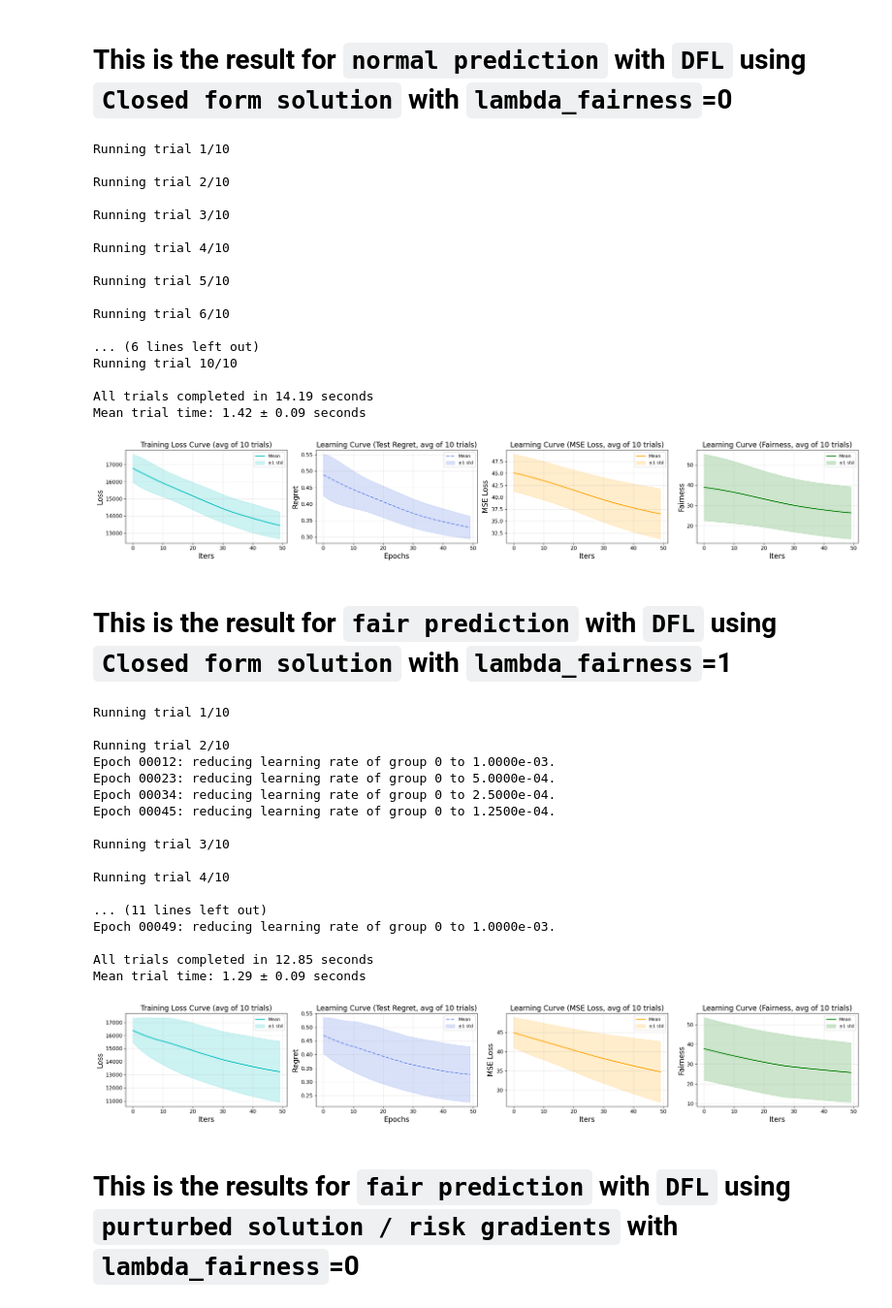
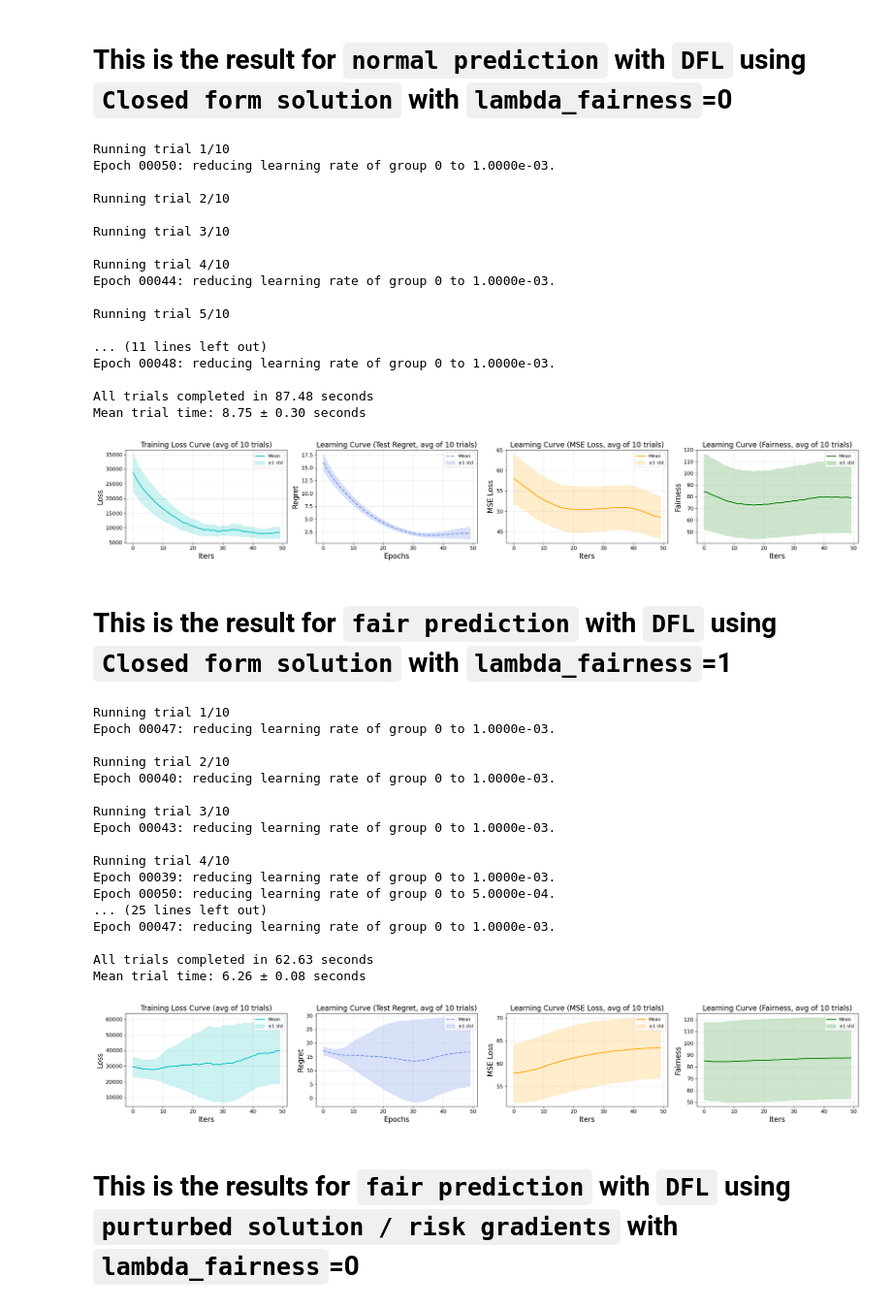
Before and after one commit to DennisWang2488/Fairness-Decision-Focused-Loss, a Jupyter notebook: The Paper/run_alpha_1.ipynb, the cells around one changed output. Shown at 97% size. Saved outputs shown, nothing was run; the diff lists cells and outputs as text; code cells hidden in the pictures.

```diff
--- a/The Paper/run_alpha_1.ipynb
+++ b/The Paper/run_alpha_1.ipynb
@@ -48,7 +50,7 @@ df = pd.read_csv('data/data.csv')
 # fix random seed for reproducibility
 
 # report statistics on this dataset
-df = df.sample(n=5000, random_state=1)
+df = df.sample(n=2000, random_state=1)
 
 columns_to_keep = [
     'risk_score_t', 'program_enrolled_t', 'cost_t', 'cost_avoidable_t', 'race', 'dem_female', 'gagne_sum_tm1', 'gagne_sum_t',
@@ -763,5 +765,3 @@ Test size: 2500
-# %%
-alpha='inf'
 # %%
 dataset_train = optDataset(optmodel, feats_train, risk_train, gainF_train, cost_train, race_train, alpha=alpha, Q=Q)
 dataset_test = optDataset(optmodel, feats_test, risk_test, gainF_test, cost_test, race_test, alpha=alpha, Q=Q)
@@ -833,8 +836,8 @@ test_regret_log, train_loss_log, test_mse_log, test_fair_log = trainFairModel(
     scheduler_patience=10,
     scheduler_factor=0.5,
     min_lr=1e-4,
-    dfl=False,
-    grad_method='solve_closed_form'
+    dfl=True,
+    grad_method='finite_difference_1'
 )
 
 
@@ -1067,7 +1070,6 @@ def run_multiple_trials(optmodel, feats, gainF, risk, cost, df, n_trials=10, tes
         'all_train_time': all_train_time,
     }
 # %%
-alpha = 1.5
+alpha = 2
 print(f"Running with alpha={alpha}")
-Q = 1000
 # %% [output]
@@ -1173,73 +1190,73 @@ results_dfl_no_fair = run_multiple_trials(
     weight_decay=1e-4,
     scheduler_patience=10,
     scheduler_factor=0.5,
-    min_lr=1e-4,
+    min_lr=1e-5,
     alpha=alpha,
     Q=Q,
     dfl=True,
-    grad_method='closed_form'
+    grad_method='finite_difference_1'
 )
 # %% [output]
 Running trial 1/10
+Epoch 00050: reducing learning rate of group 0 to 1.0000e-03.
 
 Running trial 2/10
 
 Running trial 3/10
 
 Running trial 4/10
+Epoch 00044: reducing learning rate of group 0 to 1.0000e-03.
 
 Running trial 5/10
 
-Running trial 6/10
+... (11 lines left out)
+Epoch 00048: reducing learning rate of group 0 to 1.0000e-03.
 
-... (6 lines left out)
-Running trial 10/10
-
-All trials completed in 14.19 seconds
-Mean trial time: 1.42 ± 0.09 seconds
+All trials completed in 87.48 seconds
+Mean trial time: 8.75 ± 0.30 seconds
-[figure, old version]
+[figure, new version]
 # %% [markdown]
 # This is the result for `fair prediction` with `DFL` using `Closed form solution` with `lambda_fairness`=1
 # %%
 results_dfl_with_fair = run_multiple_trials(
     optmodel=solve_closed_form,
     feats=feats,
     gainF=gainF,
     risk=risk,
     cost=cost,
     df=df,
     n_trials=10,
-    lambda_fairness=1,
+    lambda_fairness=0,
     num_epochs=50,
     initial_lr=2e-3,
     weight_decay=1e-4,
     scheduler_patience=10,
     scheduler_factor=0.5,
-    min_lr=1e-4,
+    min_lr=1e-5,
     alpha=alpha,
     Q=Q,
     dfl=True,
-    grad_method='closed_form'
+    grad_method='finite_difference_2'
 )
 # %% [output]
 Running trial 1/10
+Epoch 00047: reducing learning rate of group 0 to 1.0000e-03.
 
 Running trial 2/10
-Epoch 00012: reducing learning rate of group 0 to 1.0000e-03.
-Epoch 00023: reducing learning rate of group 0 to 5.0000e-04.
-Epoch 00034: reducing learning rate of group 0 to 2.5000e-04.
-Epoch 00045: reducing learning rate of group 0 to 1.2500e-04.
+Epoch 00040: reducing learning rate of group 0 to 1.0000e-03.
 
 Running trial 3/10
+Epoch 00043: reducing learning rate of group 0 to 1.0000e-03.
 
 Running trial 4/10
+Epoch 00039: reducing learning rate of group 0 to 1.0000e-03.
+Epoch 00050: reducing learning rate of group 0 to 5.0000e-04.
+... (25 lines left out)
+Epoch 00047: reducing learning rate of group 0 to 1.0000e-03.
 
-... (11 lines left out)
-Epoch 00049: reducing learning rate of group 0 to 1.0000e-03.
-
-All trials completed in 12.85 seconds
-Mean trial time: 1.29 ± 0.09 seconds
+All trials completed in 62.63 seconds
+Mean trial time: 6.26 ± 0.08 seconds
-[figure, old version]
+[figure, new version]
 # %% [markdown]
 # This is the results for `fair prediction` with `DFL` using `purturbed solution / risk gradients` with `lambda_fairness`=0
 # %%
```
Also changed, not shown: parts of 19 cells of this notebook, 11 other files.
